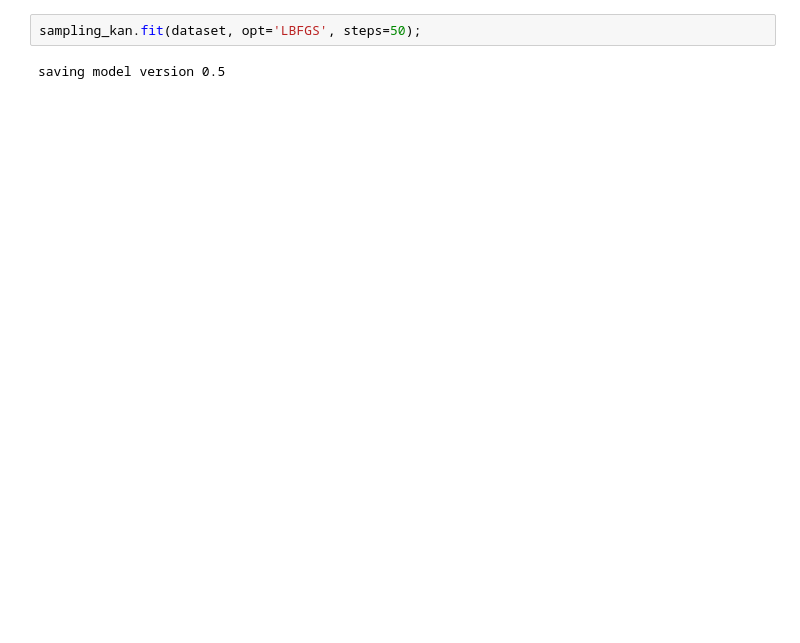
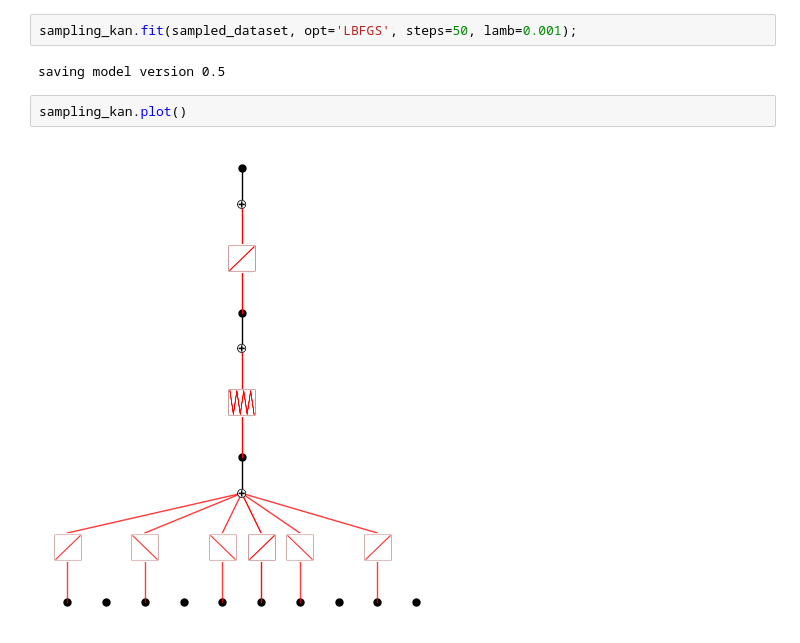
Before and after one commit to tlin06/kans_urop, a Jupyter notebook: symbolic_regression/MSR_tanh.ipynb, the cells around one changed output. Cells and saved outputs as stored; diff of their text form; blank space fills up the shorter version.

```diff
--- a/symbolic_regression/MSR_tanh.ipynb
+++ b/symbolic_regression/MSR_tanh.ipynb
@@ -344,9 +363,13 @@ fixing (1,0,0) with cos, r2=0.9998117089271545, c=2
 skipping (2,0,0) since already symbolic
 saving model version 0.4
 # %%
-sampling_kan.fit(dataset, opt='LBFGS', steps=50);
+sampling_kan.fit(sampled_dataset, opt='LBFGS', steps=50, lamb=0.001);
 # %% [output]
 saving model version 0.5
+# %%
+sampling_kan.plot()
+# %% [output]
+[figure, added]
 # %%
 ku.ex_round(symbolic_formula(sampling_kan)[0][0], 4)
 # %% [output]
```
Also changed, not shown: parts of 21 cells of this notebook, 1 other file.
